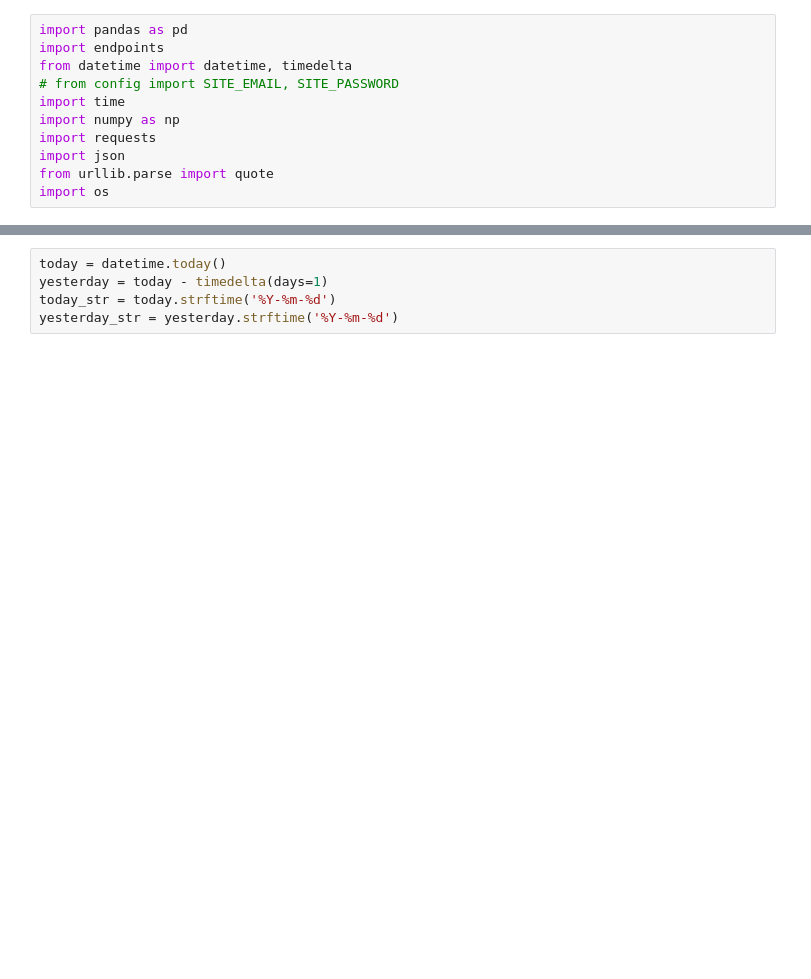
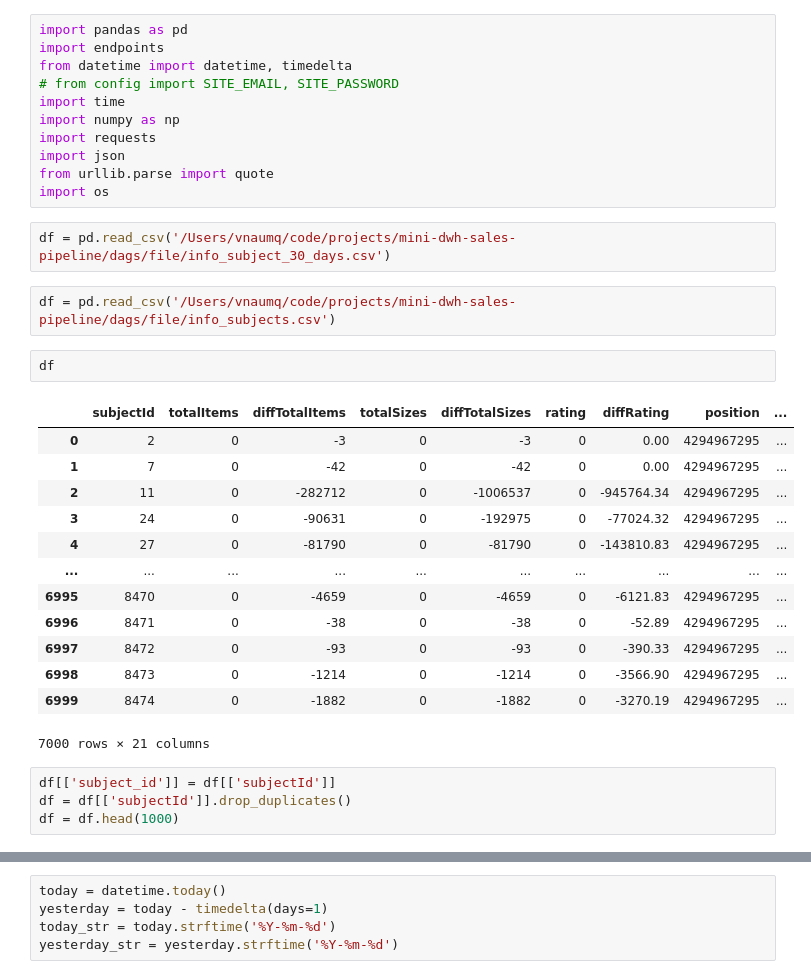
Before and after one commit to vnaumq/mini-dwh-sales-pipeline, a Jupyter notebook: dags/parsing.ipynb, the cells around one changed output, grey strips where cells are left out. Drawn from its saved outputs; the diff is of its cells as text; blank space fills up the shorter version.

```diff
--- a/dags/parsing.ipynb
+++ b/dags/parsing.ipynb
@@ -9,3 +9,27 @@ import requests
 import json
 from urllib.parse import quote
 import os
+# %%
+df = pd.read_csv('/Users/vnaumq/code/projects/mini-dwh-sales-pipeline/dags/file/info_subject_30_days.csv')
+# %%
+df = pd.read_csv('/Users/vnaumq/code/projects/mini-dwh-sales-pipeline/dags/file/info_subjects.csv')
+# %%
+df
+# %% [output]
+|  | subjectId | totalItems | diffTotalItems | totalSizes | diffTotalSizes | rating | diffRating | position | ... |
+| 0 | 2 | 0 | -3 | 0 | -3 | 0 | 0.00 | 4294967295 | ... |
+| 1 | 7 | 0 | -42 | 0 | -42 | 0 | 0.00 | 4294967295 | ... |
+| 2 | 11 | 0 | -282712 | 0 | -1006537 | 0 | -945764.34 | 4294967295 | ... |
+| 3 | 24 | 0 | -90631 | 0 | -192975 | 0 | -77024.32 | 4294967295 | ... |
+| 4 | 27 | 0 | -81790 | 0 | -81790 | 0 | -143810.83 | 4294967295 | ... |
+| ... | ... | ... | ... | ... | ... | ... | ... | ... | ... |
+| 6995 | 8470 | 0 | -4659 | 0 | -4659 | 0 | -6121.83 | 4294967295 | ... |
+| 6996 | 8471 | 0 | -38 | 0 | -38 | 0 | -52.89 | 4294967295 | ... |
+| 6997 | 8472 | 0 | -93 | 0 | -93 | 0 | -390.33 | 4294967295 | ... |
+| 6998 | 8473 | 0 | -1214 | 0 | -1214 | 0 | -3566.90 | 4294967295 | ... |
+| 6999 | 8474 | 0 | -1882 | 0 | -1882 | 0 | -3270.19 | 4294967295 | ... |
+7000 rows × 21 columns
+# %%
+df[['subject_id']] = df[['subjectId']]
+df = df[['subjectId']].drop_duplicates()
+df = df.head(1000)
```
Also changed, not shown: parts of 4 cells of this notebook, 45 other files.
